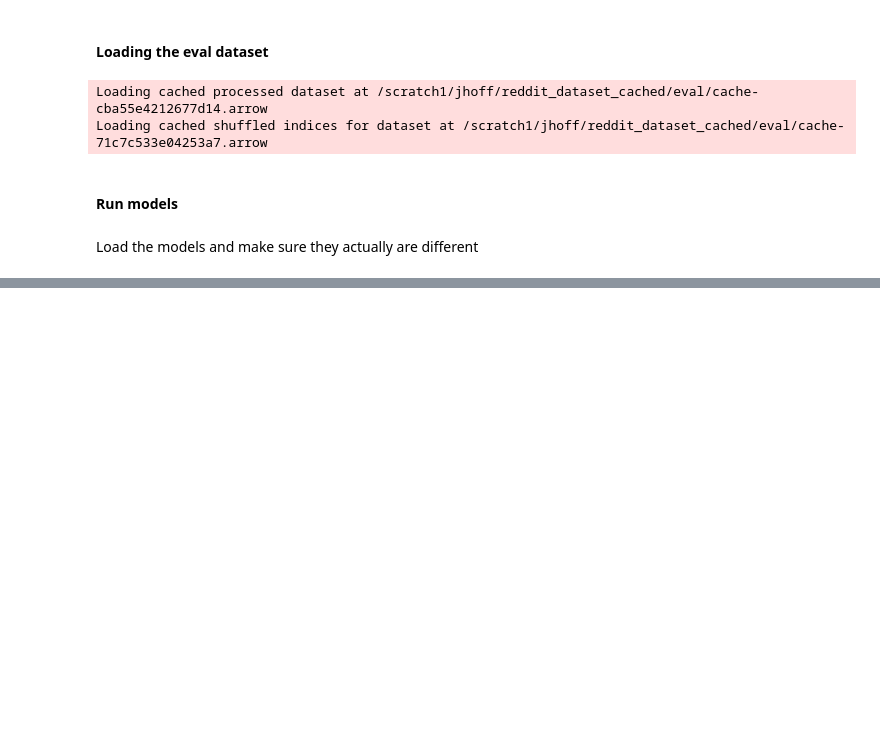
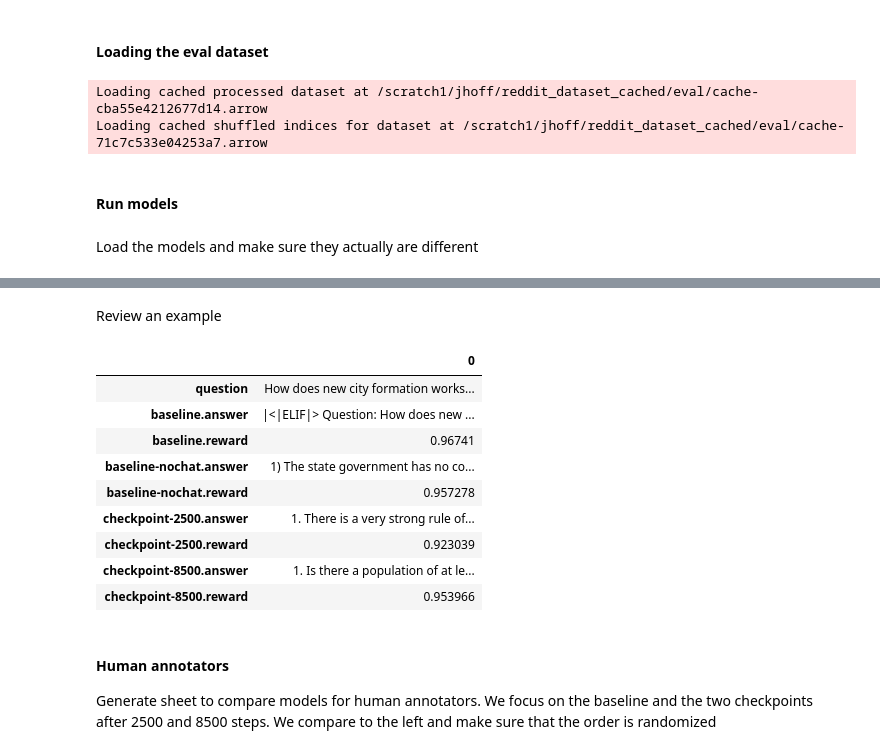
Before and after one commit to aiintelligentsystems/askhistorians-knowledge-filling, a Jupyter notebook: notebooks/model_comparison.ipynb, the cells around one changed output, grey strips where cells are left out. Drawn from its saved outputs; the diff is of its cells as text; code cells hidden in the pictures; blank space fills up the shorter version.

```diff
--- a/notebooks/model_comparison.ipynb
+++ b/notebooks/model_comparison.ipynb
@@ -105,9 +103,13 @@ model_checkpoints = {
 # %% [markdown]
 Load the models and make sure they actually are different
 # %%
-models = {}
-for name, checkpoint_path in model_checkpoints.items():
-    print(f"Loading {name} from {checkpoint_path}")
-    model = AutoModelForCausalLM.from_pretrained(checkpoint_path, torch_dtype=torch.bfloat16)
-    model.config.pad_token_id = model.config.eos_token_id
-    models[name] = model
+# models = {}
+# for name, checkpoint_path in model_checkpoints.items():
+#     print(f"Loading {name} from {checkpoint_path}")
+#     model = AutoModelForCausalLM.from_pretrained(checkpoint_path, torch_dtype=torch.bfloat16)
+#     model.config.pad_token_id = model.config.eos_token_id
+#     models[name] = model
+#
+# display(models['baseline'].model.layers[0].self_attn.q_proj.weight)
+# display(models['checkpoint-2500'].model.layers[0].self_attn.q_proj.weight)
+# display(models['checkpoint-8500'].model.layers[0].self_attn.q_proj.weight)
@@ -199,0 +270,20 @@ OSError: /scratch1/jhoff/checkpoints/finetuned_llama-2-7b-chat-hf/checkpoint-250
+# %% [markdown]
+Review an example
+# %%
+with pd.option_context('display.max_rows', None, 'display.max_columns', None, 'display.max_colwidth', None):
+    display(pd.DataFrame(df.iloc[0]))
+# %% [output]
+|  | 0 |
+| question | How does new city formation works... |
+| baseline.answer | |<|ELIF|> Question: How does new ... |
+| baseline.reward | 0.96741 |
+| baseline-nochat.answer | 1) The state government has no co... |
+| baseline-nochat.reward | 0.957278 |
+| checkpoint-2500.answer | 1. There is a very strong rule of... |
+| checkpoint-2500.reward | 0.923039 |
+| checkpoint-8500.answer | 1. Is there a population of at le... |
+| checkpoint-8500.reward | 0.953966 |
+# %% [markdown]
+#### Human annotators
+
+Generate sheet to compare models for human annotators. We focus on the baseline and the two checkpoints after 2500 and 8500 steps. We compare to the left and make sure that the order is randomized
```
Also changed, not shown: parts of 20 cells of this notebook.
